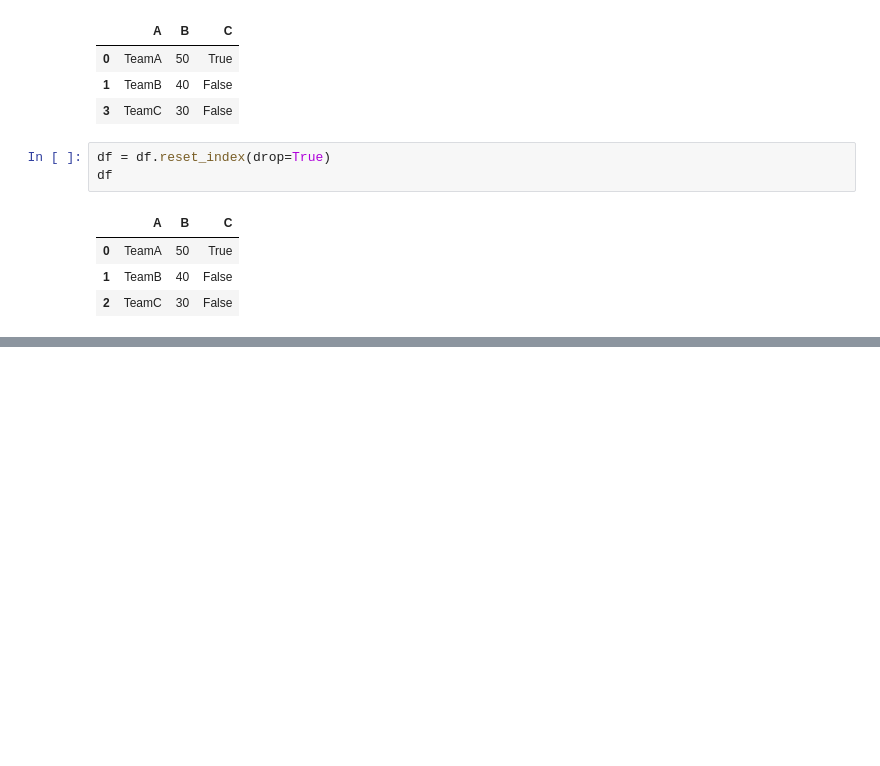
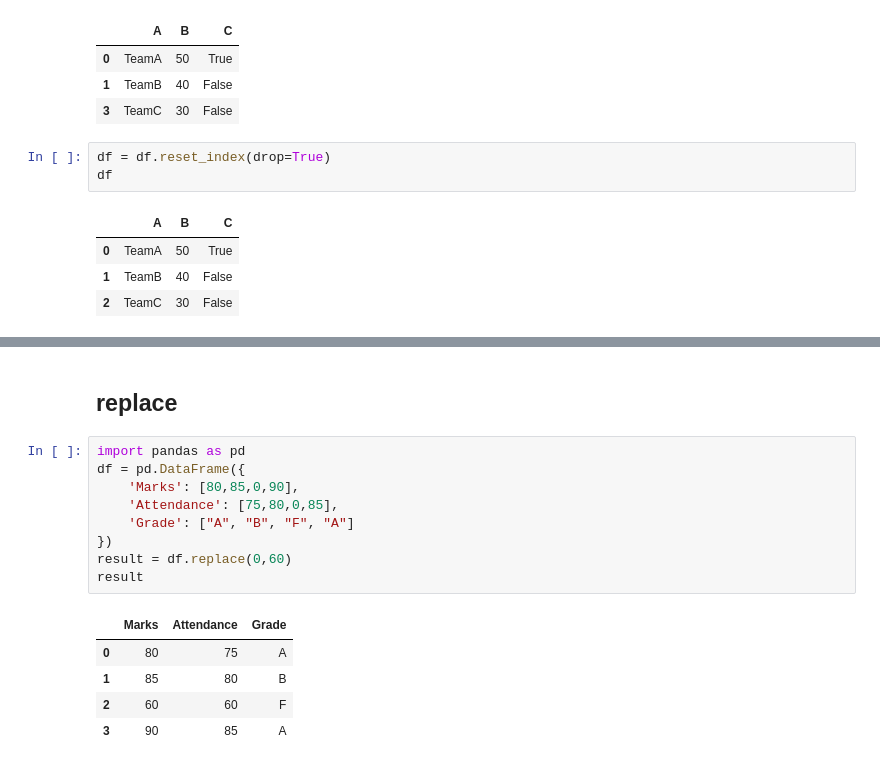
Before and after one commit to koffandaff/Python-2, a Jupyter notebook: T1/Ch1/Notes/Dhruvil/p1.ipynb, the cells around one changed output, grey strips where cells are left out. Drawn from its saved outputs; the diff is of its cells as text; blank space fills up the shorter version.

```diff
--- a/T1/Ch1/Notes/Dhruvil/p1.ipynb
+++ b/T1/Ch1/Notes/Dhruvil/p1.ipynb
@@ -1231,0 +1436,17 @@ df
+# %% [markdown]
+## replace
+# %%
+import pandas as pd
+df = pd.DataFrame({
+    'Marks': [80,85,0,90],
+    'Attendance': [75,80,0,85],
+    'Grade': ["A", "B", "F", "A"]
+})
+result = df.replace(0,60)
+result
+# %% [output]
+|  | Marks | Attendance | Grade |
+| 0 | 80 | 75 | A |
+| 1 | 85 | 80 | B |
+| 2 | 60 | 60 | F |
+| 3 | 90 | 85 | A |
```
Also changed, not shown: parts of 25 cells of this notebook.
